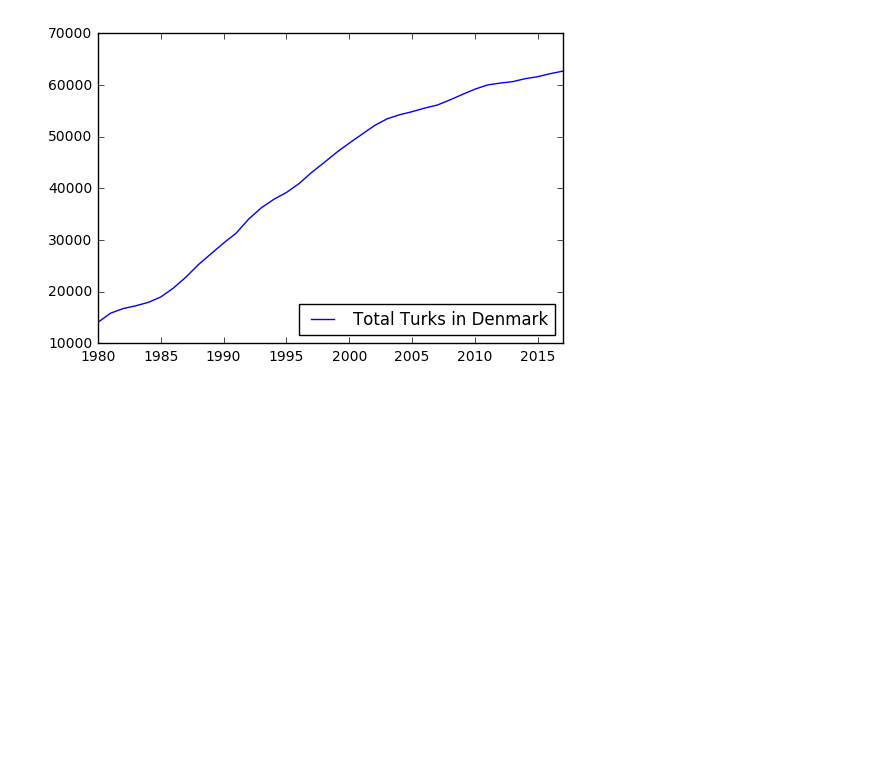
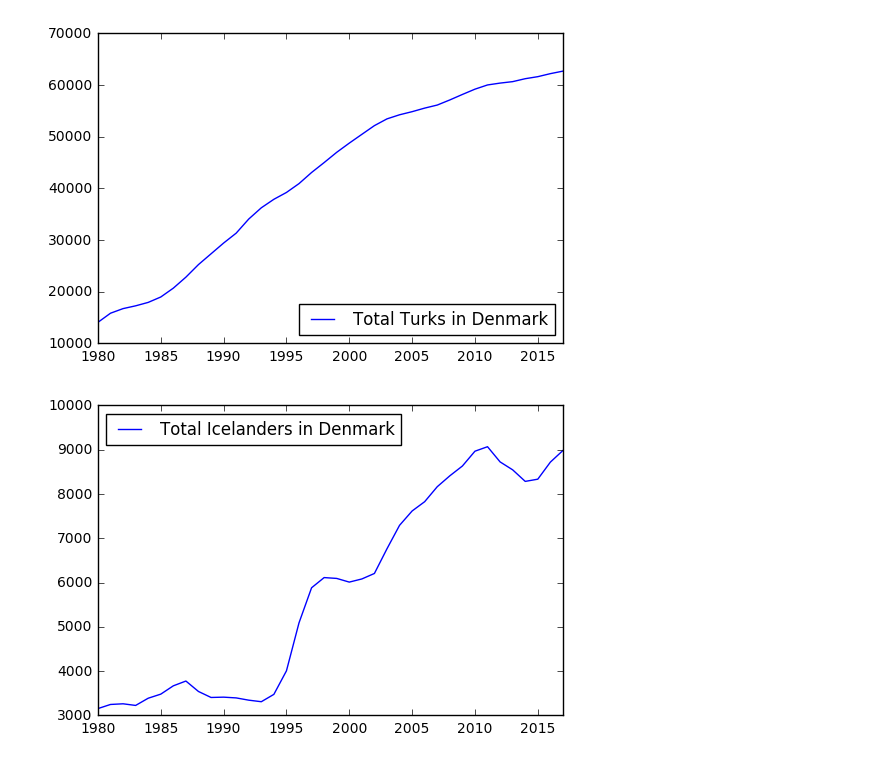
Before and after one commit to aripalli/CPH-data-analysis, a Jupyter notebook: Bubbi/Nationality_distribution.ipynb, the cells around one changed output. Cells and saved outputs as stored; diff of their text form; code cells hidden in the pictures; blank space fills up the shorter version.

```diff
--- a/Bubbi/Nationality_distribution.ipynb
+++ b/Bubbi/Nationality_distribution.ipynb
@@ -258,3 +260,14 @@ ax.legend(['Total Turks in Denmark'], loc = 4)
 plt.show()
 # %% [output]
 [figure]
+# %%
+# Create plot of number of Icelanders in Denmark
+# the data is from http://www.dst.dk/en/Statistik
+IcelandDK = pd.read_csv('../Data/Icelanddenmark.csv', delimiter = ';', usecols=range(1,39)).transpose()
+IcelandDK.columns = ['Total']
+fig, ax = plt.subplots(1, 1)
+IcelandDK.plot(y = 'Total', ax = ax)
+ax.legend(['Total Icelanders in Denmark'], loc = 2)
+plt.show()
+# %% [output]
+[figure, added]
```
Also changed, not shown: parts of 3 cells of this notebook, 6 other files.
